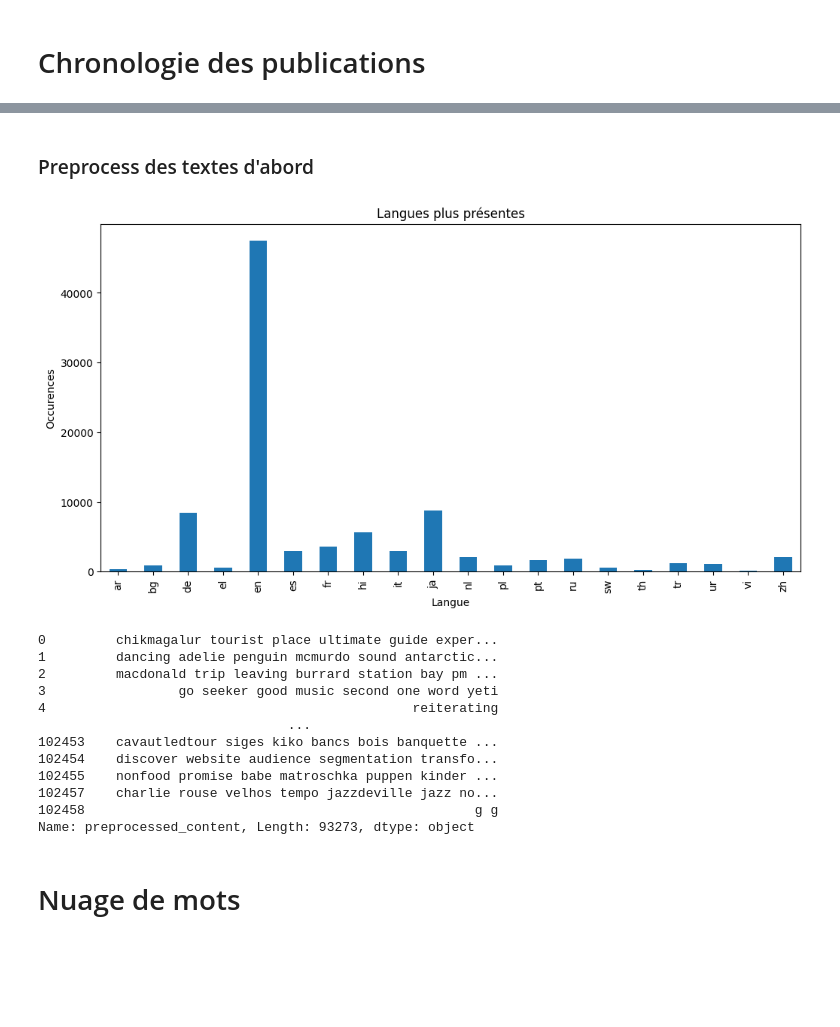
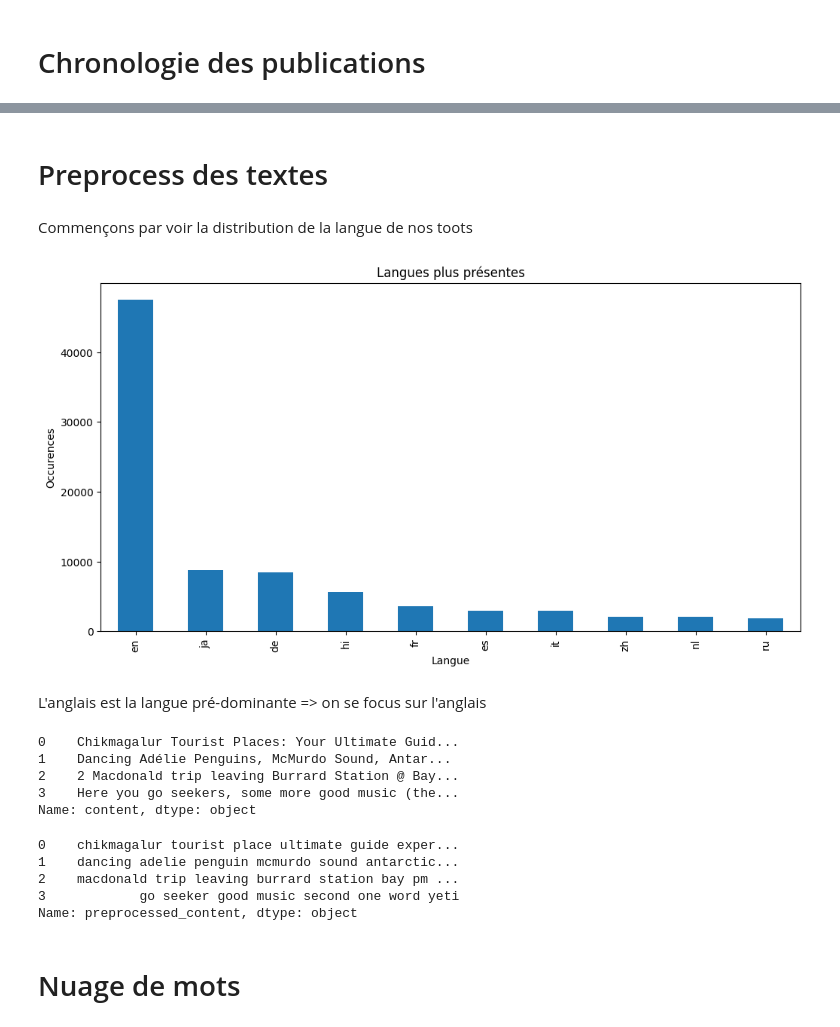
Before and after one commit to Allaa-boutaleb/Mastodon-Offensive-Speech-Detection, a Jupyter notebook: src/notebooks/EDA.ipynb, the cells around one changed output, grey strips where cells are left out. Cells and saved outputs as stored; diff of their text form; code cells hidden in the pictures; blank space fills up the shorter version.

```diff
--- a/src/notebooks/EDA.ipynb
+++ b/src/notebooks/EDA.ipynb
@@ -110,18 +110,31 @@ plt.show()
 # %% [markdown]
-### Preprocess des textes d'abord
+# Preprocess des textes
+# %% [markdown]
+Commençons par voir la distribution de la langue de nos toots
 # %%
 # Groupement par langue
-langue = k_en_toots_labeled.groupby(k_en_toots_labeled['language']).size()
+langue = k_en_toots_labeled.groupby('language')['content'].count()
 
 # Visualisation
 plt.figure(figsize=(12, 6))
-langue.plot(kind='bar')
+langue.sort_values(ascending=False).head(10).plot(kind='bar')
 plt.title('Langues plus présentes')
 plt.xlabel('Langue')
 plt.ylabel('Occurences')
 plt.show()
 # %% [output]
-[figure, old version]
+[figure, new version]
+# %% [markdown]
+L'anglais est la langue pré-dominante => on se focus sur l'anglais
+# %%
+k_en_toots_labeled = k_en_toots_labeled[k_en_toots_labeled['language'] == 'en']
+k_en_toots_labeled['content'].head(4)
+# %% [output]
+0    Chikmagalur Tourist Places: Your Ultimate Guid...
+1    Dancing Adélie Penguins, McMurdo Sound, Antar...
+2    2 Macdonald trip leaving Burrard Station @ Bay...
+3    Here you go seekers, some more good music (the...
+Name: content, dtype: object
 # %%
 from nltk.stem import WordNetLemmatizer
 
@@ -165,21 +178,13 @@ def preprocess_text(text):
 # %%
 # Apply preprocessing to the cleaned content
 k_en_toots_labeled['preprocessed_content'] = k_en_toots_labeled['cleaned_content'].apply(preprocess_text)
+k_en_toots_labeled['preprocessed_content'].head(4)
+# %% [output]
+0    chikmagalur tourist place ultimate guide exper...
+1    dancing adelie penguin mcmurdo sound antarctic...
+2    macdonald trip leaving burrard station bay pm ...
+3            go seeker good music second one word yeti
+Name: preprocessed_content, dtype: object
-# %%
-k_en_toots_labeled['preprocessed_content']
-# %% [output]
-0         chikmagalur tourist place ultimate guide exper...
-1         dancing adelie penguin mcmurdo sound antarctic...
-2         macdonald trip leaving burrard station bay pm ...
-3                 go seeker good music second one word yeti
-4                                               reiterating
-                                ...
-102453    cavautledtour siges kiko bancs bois banquette ...
-102454    discover website audience segmentation transfo...
-102455    nonfood promise babe matroschka puppen kinder ...
-102457    charlie rouse velhos tempo jazzdeville jazz no...
-102458                                                  g g
-Name: preprocessed_content, Length: 93273, dtype: object
 # %% [markdown]
 # Nuage de mots
 # %%
```
Also changed, not shown: parts of 16 cells of this notebook.
